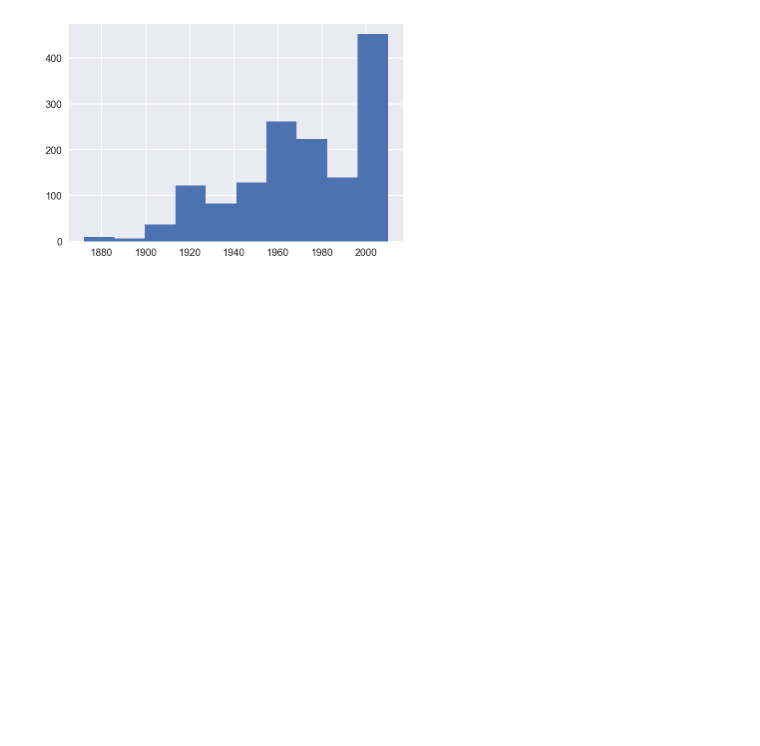
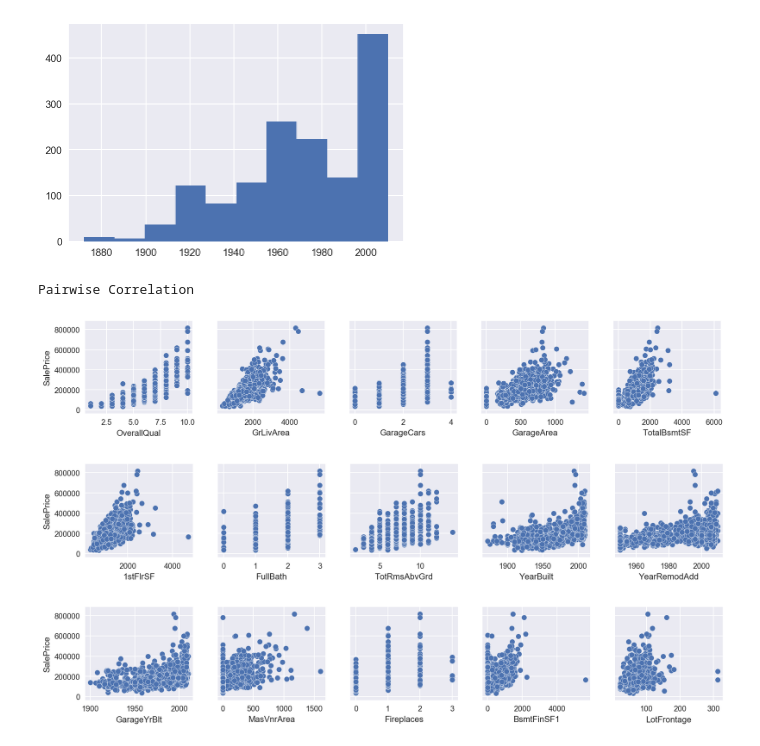
Before and after one commit to wangzining/Housing-Price, a Jupyter notebook: view.ipynb, the cells around one changed output. Cells and saved outputs as stored; diff of their text form; code cells hidden in the pictures; blank space fills up the shorter version.

```diff
--- a/view.ipynb
+++ b/view.ipynb
@@ -164,3 +171,36 @@ train_core['YearBuilt'].hist()
 # %% [output]
 <matplotlib.axes._subplots.AxesSubplot at 0x...>
 [figure]
+# %%
+print 'Pairwise Correlation'
+sns.set()
+attributes = []
+for i in xrange(5):
+    attributes.append(core_attributes[i])
+sns.pairplot(data=train,
+                  x_vars=attributes,
+                  y_vars=['SalePrice'])
+plt.show()
+
+sns.set()
+attributes = []
+for i in xrange(5,10):
+    attributes.append(core_attributes[i])
+sns.pairplot(data=train,
+                  x_vars=attributes,
+                  y_vars=['SalePrice'])
+plt.show()
+
+sns.set()
+attributes = []
+for i in xrange(10,15):
+    attributes.append(core_attributes[i])
+sns.pairplot(data=train,
+                  x_vars=attributes,
+                  y_vars=['SalePrice'])
+plt.show()
+# %% [output]
+Pairwise Correlation
+[figure, added]
+[figure, added]
+[figure, added]
```
Also changed, not shown: parts of 1 cell of this notebook.
